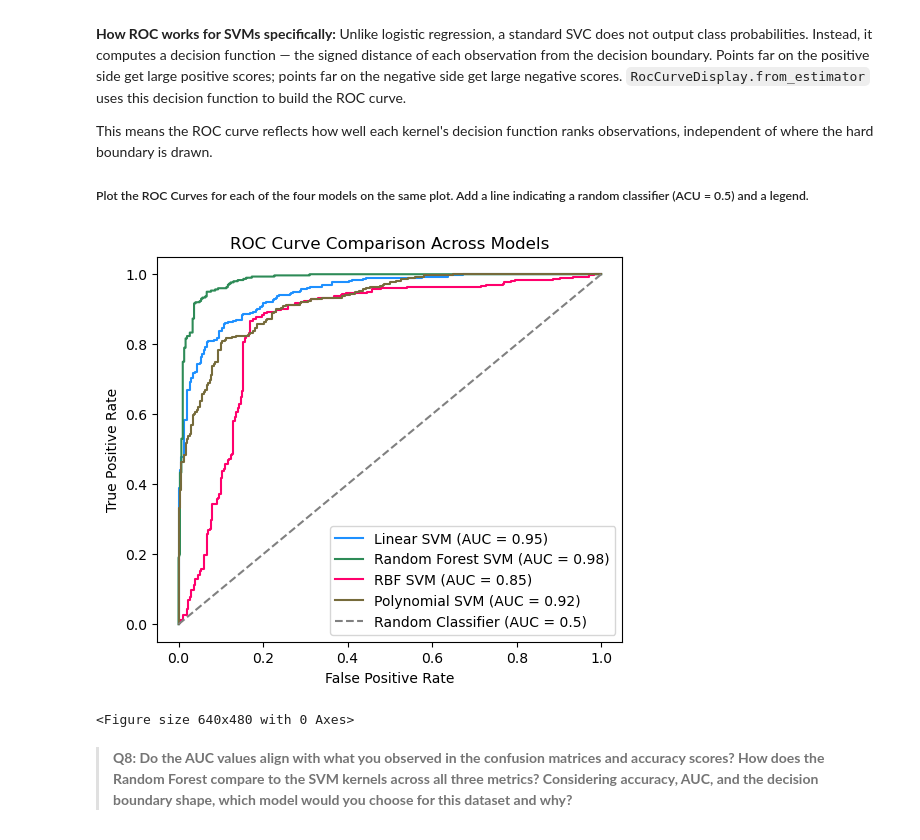
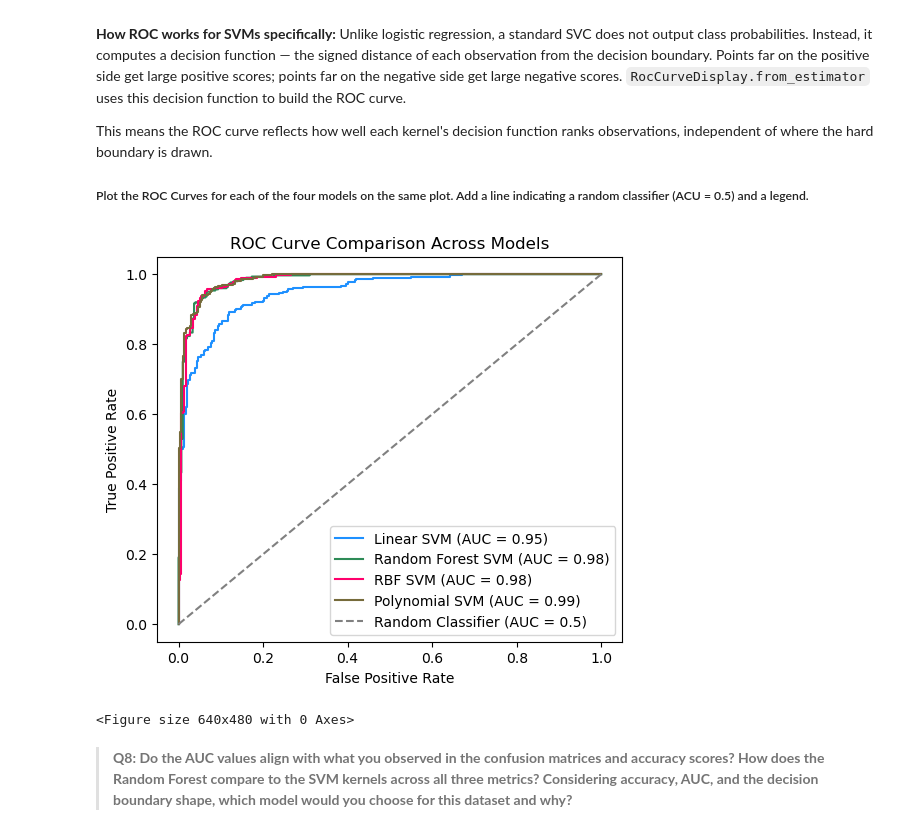
Before and after one commit to mmorenorolon/eds232-labs, a Jupyter notebook: week8/lab8.ipynb, the cells around one changed output. Cells and saved outputs as stored; diff of their text form; code cells hidden in the pictures.

```diff
--- a/week8/lab8.ipynb
+++ b/week8/lab8.ipynb
@@ -107,7 +107,7 @@ linear_grid = GridSearchCV(
 )
 
 # Fit the grid search
-linear_grid.fit(X_train, y_train)
+linear_grid.fit(X_train_scaled, y_train)
 
 # Find the best parameter in the gird search
 linear_best_params = linear_grid.best_params_
@@ -118,7 +118,8 @@ linear_best_model = linear_grid.best_estimator_
 print(f"Best model: {linear_best_model}")
 
 # Retrieve the accuracy on the test set
-linear_test_acc = accuracy_score(y_test, linear_best_model.predict(X_test))
+linear_test_acc = accuracy_score(y_test,
+                                linear_best_model.predict(X_test_scaled))
 print(f"Test Accuracy: {linear_test_acc:.3f}")
 
 # Find the cross-validated accuracy
@@ -194,7 +195,7 @@ rbf_grid = GridSearchCV(
 )
 
 # Fit the grid search
-rbf_grid.fit(X_train, y_train)
+rbf_grid.fit(X_train_scaled, y_train)
 
 # Find the best parameter in the gird search
 rbf_best_params = rbf_grid.best_params_
@@ -205,7 +206,7 @@ rbf_best_model = rbf_grid.best_estimator_
 print(f"Best model: {rbf_best_model}")
 
 # Retrieve the accuracy on the test set
-rbf_test_acc = accuracy_score(y_test, rbf_best_model.predict(X_test))
+rbf_test_acc = accuracy_score(y_test, rbf_best_model.predict(X_test_scaled))
 print(f"Test Accuracy: {rbf_test_acc:.3f}")
 
 # Find the cross-validated accuracy
@@ -259,7 +260,7 @@ poly_grid = GridSearchCV(
 )
 
 # Fit the grid search
-poly_grid.fit(X_train, y_train)
+poly_grid.fit(X_train_scaled, y_train)
 
 # Find the best parameter in the grid search
 poly_best_params = poly_grid.best_params_
@@ -270,7 +271,7 @@ poly_best_model = poly_grid.best_estimator_
 print(f"Best model: {poly_best_model}")
 
 # Retrieve the accuracy on the test set
-poly_test_acc = accuracy_score(y_test, poly_best_model.predict(X_test))
+poly_test_acc = accuracy_score(y_test, poly_best_model.predict(X_test_scaled))
 print(f"Test Accuracy: {poly_test_acc:.3f}")
 
 # Find the cross-validated accuracy
@@ -552,7 +567,7 @@ This means the ROC curve reflects how well each kernel's decision function ranks
 # %%
 # Create ROC curve for the linear model
 fig, ax = plt.subplots(figsize=(6, 5))
-RocCurveDisplay.from_estimator(linear_grid,
+RocCurveDisplay.from_estimator(linear_best_model,
                                X_test_scaled,
                                y_test,
                                name="Linear SVM",
@@ -561,7 +576,7 @@ RocCurveDisplay.from_estimator(linear_grid,
 
 # Create ROC curve for the random forest model
 RocCurveDisplay.from_estimator(
-    grid_rf,
+    rf_best_model,
     X_test_scaled,
     y_test,
     name="Random Forest SVM",
@@ -571,38 +586,38 @@ RocCurveDisplay.from_estimator(
 
 # Create ROC curve for the RBF SVM
 RocCurveDisplay.from_estimator(
-    rbf_grid,
+    rbf_best_model,
     X_test_scaled,
     y_test,
     name="RBF SVM",
     ax=ax,
     color='#ff006c',
 )
 
 # Create ROC curve for the polynomial SVM
 RocCurveDisplay.from_estimator(
-    poly_grid,
+    poly_best_model,
     X_test_scaled,
     y_test,
     name="Polynomial SVM",
     ax=ax,
     color='#766b3b',
 )
 
 # Add a random classifier line (AUC = 0.5)
 ax.plot([0, 1], [0, 1],
         linestyle='--',
         color='gray',
         label='Random Classifier (AUC = 0.5)')
 plt.title("ROC Curve Comparison Across Models")
 plt.xlabel("False Positive Rate")
 plt.ylabel("True Positive Rate")
 
 ax.legend()
 plt.show()
 plt.tight_layout()
 # %% [output]
-[figure, old version]
+[figure, new version]
 <Figure size 640x480 with 0 Axes>
 # %% [markdown]
 > **Q8: Do the AUC values align with what you observed in the confusion matrices and accuracy scores? How does the Random Forest compare to the SVM kernels across all three metrics? Considering accuracy, AUC, and the decision boundary shape, which model would you choose for this dataset and why?**
```
Also changed, not shown: parts of 20 cells of this notebook.
